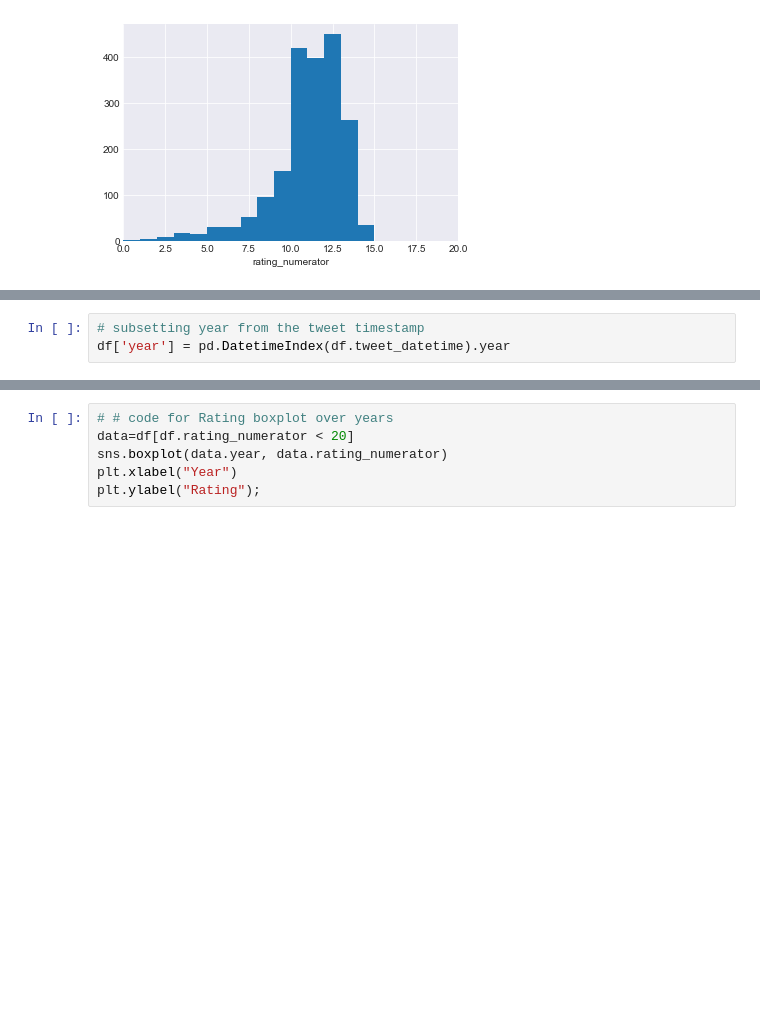
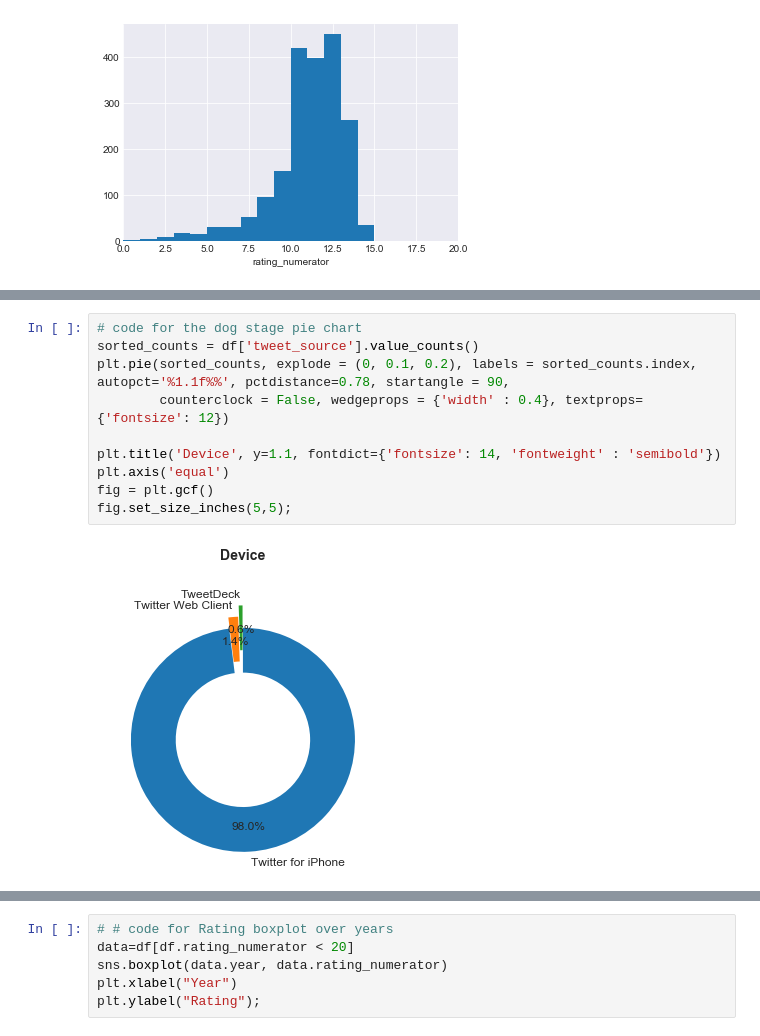
Before and after one commit to mattzajac/DAND-Project_3, a Jupyter notebook: act_report.ipynb, the cells around one changed output, grey strips where cells are left out. Saved outputs shown, nothing was run; the diff lists cells and outputs as text; blank space fills up the shorter version.

```diff
--- a/act_report.ipynb
+++ b/act_report.ipynb
@@ -120,3 +122,12 @@ plt.yscale('log');
-# %%
-# subsetting year from the tweet timestamp
-df['year'] = pd.DatetimeIndex(df.tweet_datetime).year
+# %%
+# code for the dog stage pie chart
+sorted_counts = df['tweet_source'].value_counts()
+plt.pie(sorted_counts, explode = (0, 0.1, 0.2), labels = sorted_counts.index, autopct='%1.1f%%', pctdistance=0.78, startangle = 90,
+        counterclock = False, wedgeprops = {'width' : 0.4}, textprops={'fontsize': 12})
+
+plt.title('Device', y=1.1, fontdict={'fontsize': 14, 'fontweight' : 'semibold'})
+plt.axis('equal')
+fig = plt.gcf()
+fig.set_size_inches(5,5);
+# %% [output]
+[figure, added]
```
Also changed, not shown: parts of 5 cells of this notebook.
